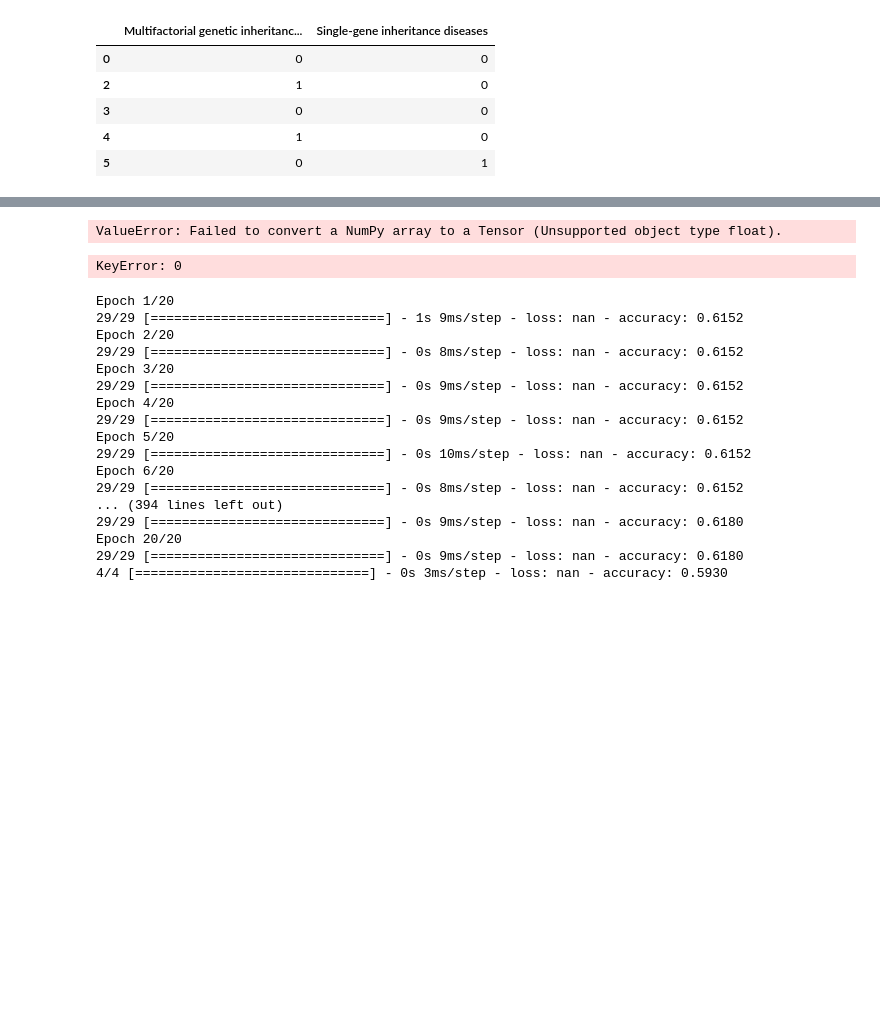
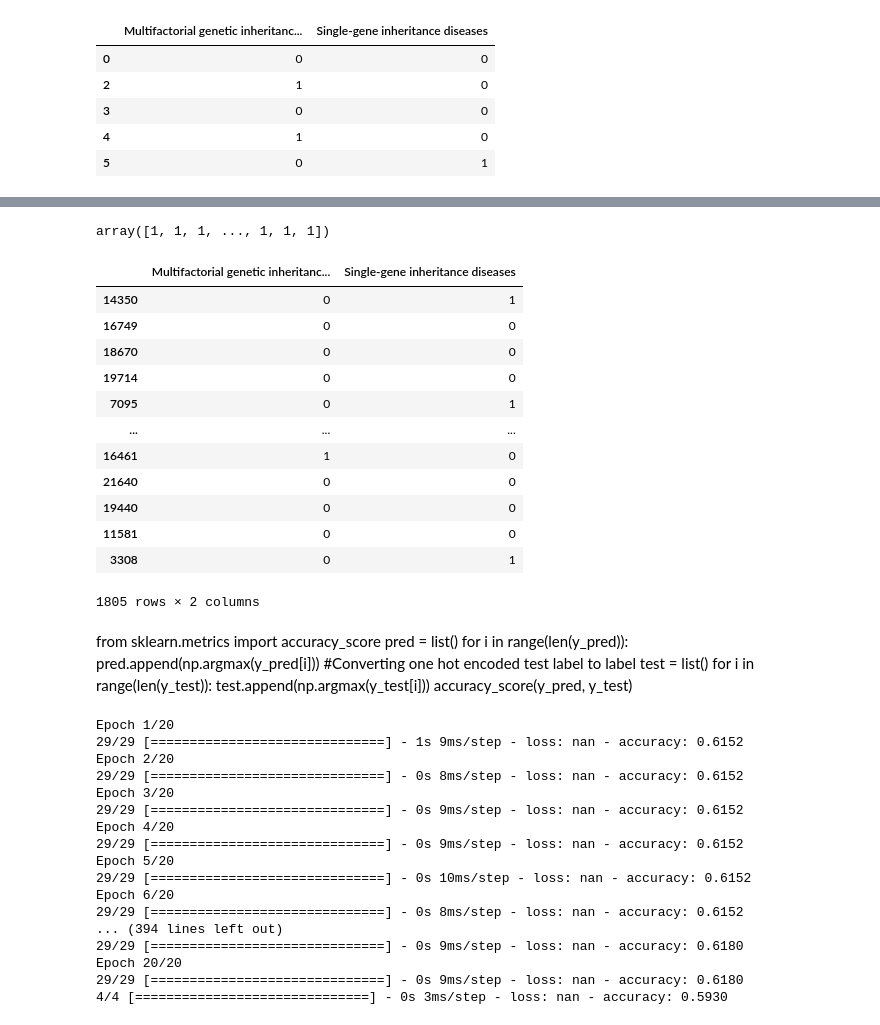
Before and after one commit to brooke-3871/Genetics-Capstone-3, a Jupyter notebook: Capstone3 - Modeling and Predictions.ipynb, the cells around one changed output, grey strips where cells are left out. Cells and saved outputs as stored; diff of their text form; code cells hidden in the pictures; blank space fills up the shorter version.

```diff
--- a/Capstone3 - Modeling and Predictions.ipynb
+++ b/Capstone3 - Modeling and Predictions.ipynb
@@ -26,7 +26,8 @@ df_test = pd.read_csv('test.csv')
 # off the bat we can drop the patients, and parents names, as well as the institue and the name of the institute as
 # this does not affect genetic outcome
 df_train.drop(['Patient Id', 'Patient First Name', 'Family Name', "Father's name",
-           'Institute Name', 'Institute Name', 'Location of Institute', 'Status', 'Place of birth',
+           'Institute Name', 'Institute Name', 'Location of Institute', 'Status', 'Place of birth','Test 1','Test 2','Test 3',
+            'Test 4','Test 5'
            ], axis = 1, inplace = True)
 
 train = df_train.rename(columns = {'Patient Age':'Patient_Age', "Genes in mother's side":"Genes_in_mothers_side",
@@ -231,11 +233,7 @@ df_train['Patient Age'] = (df_train['Patient Age'] - df_train['Patient Age'].mea
 df_train["Mother's age"] = (df_train["Mother's age"] - df_train["Mother's age"].mean())/df_train["Mother's age"].std()
 df_train["Father's age"] = (df_train["Father's age"] - df_train["Father's age"].mean())/df_train["Father's age"].std()
 df_train["Blood cell count (mcL)"] = (df_train["Blood cell count (mcL)"] - df_train["Blood cell count (mcL)"].mean())/df_train["Blood cell count (mcL)"].std()
-df_train["Test 1"] = (df_train["Test 1"] - df_train["Test 1"].mean())/df_train["Test 1"].std()
-df_train["Test 2"] = (df_train["Test 2"] - df_train["Test 2"].mean())/df_train["Test 2"].std()
-df_train["Test 3"] = (df_train["Test 3"] - df_train["Test 3"].mean())/df_train["Test 3"].std()
-df_train["Test 4"] = (df_train["Test 4"] - df_train["Test 4"].mean())/df_train["Test 4"].std()
-df_train["Test 5"] = (df_train["Test 5"] - df_train["Test 5"].mean())/df_train["Test 5"].std()
+
 df_train["No. of previous abortion"] = (df_train["No. of previous abortion"] - df_train["No. of previous abortion"].mean())/df_train["No. of previous abortion"].std()
 df_train["White Blood cell count (thousand per microliter)"] = (df_train["White Blood cell count (thousand per microliter)"] - df_train["White Blood cell count (thousand per microliter)"].mean())/df_train["White Blood cell count (thousand per microliter)"].std()
 # %%
@@ -363,16 +372,0 @@ ValueError: Failed to convert a NumPy array to a Tensor (Unsupported object type
-# %%
-y_pred = model.predict(X_test)
-# %% [output]
-ValueError: Failed to convert a NumPy array to a Tensor (Unsupported object type float).
-# %%
-from sklearn.metrics import accuracy_score
-pred = list()
-for i in range(len(y_pred)):
-    pred.append(np.argmax(y_pred[i]))
-#Converting one hot encoded test label to label
-test = list()
-for i in range(len(y_test)):
-    test.append(np.argmax(y_test[i]))
-accuracy_score(y_pred, y_test)
-# %% [output]
-KeyError: 0
@@ -379,3 +378,33 @@ KeyError: 0
+# %%
+classes_x
+# %% [output]
+array([1, 1, 1, ..., 1, 1, 1])
+# %%
+y_test
+# %% [output]
+|  | Multifactorial genetic inheritanc... | Single-gene inheritance diseases |
+| 14350 | 0 | 1 |
+| 16749 | 0 | 0 |
+| 18670 | 0 | 0 |
+| 19714 | 0 | 0 |
+| 7095 | 0 | 1 |
+| ... | ... | ... |
+| 16461 | 1 | 0 |
+| 21640 | 0 | 0 |
+| 19440 | 0 | 0 |
+| 11581 | 0 | 0 |
+| 3308 | 0 | 1 |
+1805 rows × 2 columns
+# %% [markdown]
+from sklearn.metrics import accuracy_score
+pred = list()
+for i in range(len(y_pred)):
+    pred.append(np.argmax(y_pred[i]))
+#Converting one hot encoded test label to label
+test = list()
+for i in range(len(y_test)):
+    test.append(np.argmax(y_test[i]))
+accuracy_score(y_pred, y_test)
 # %%
 kfold = KFold(n_splits = 10, shuffle = True)
 # %%
```
Also changed, not shown: parts of 10 cells of this notebook.
